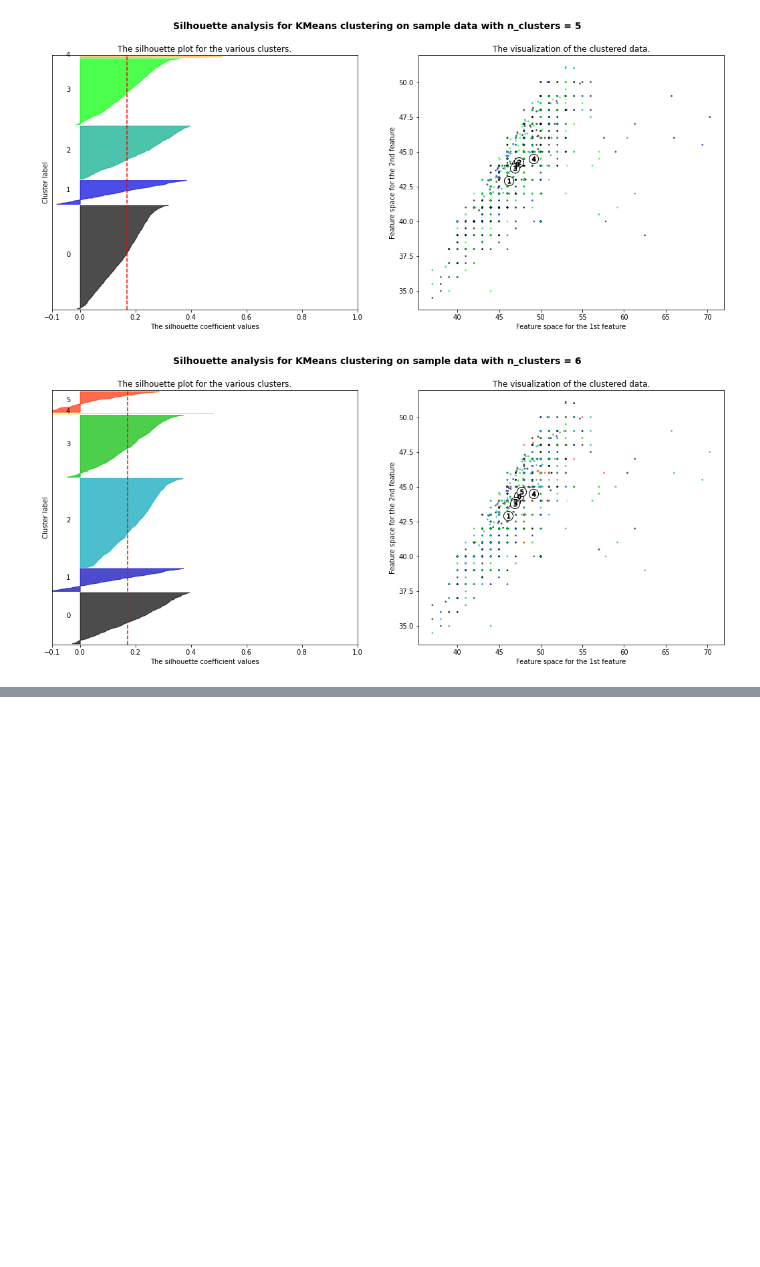
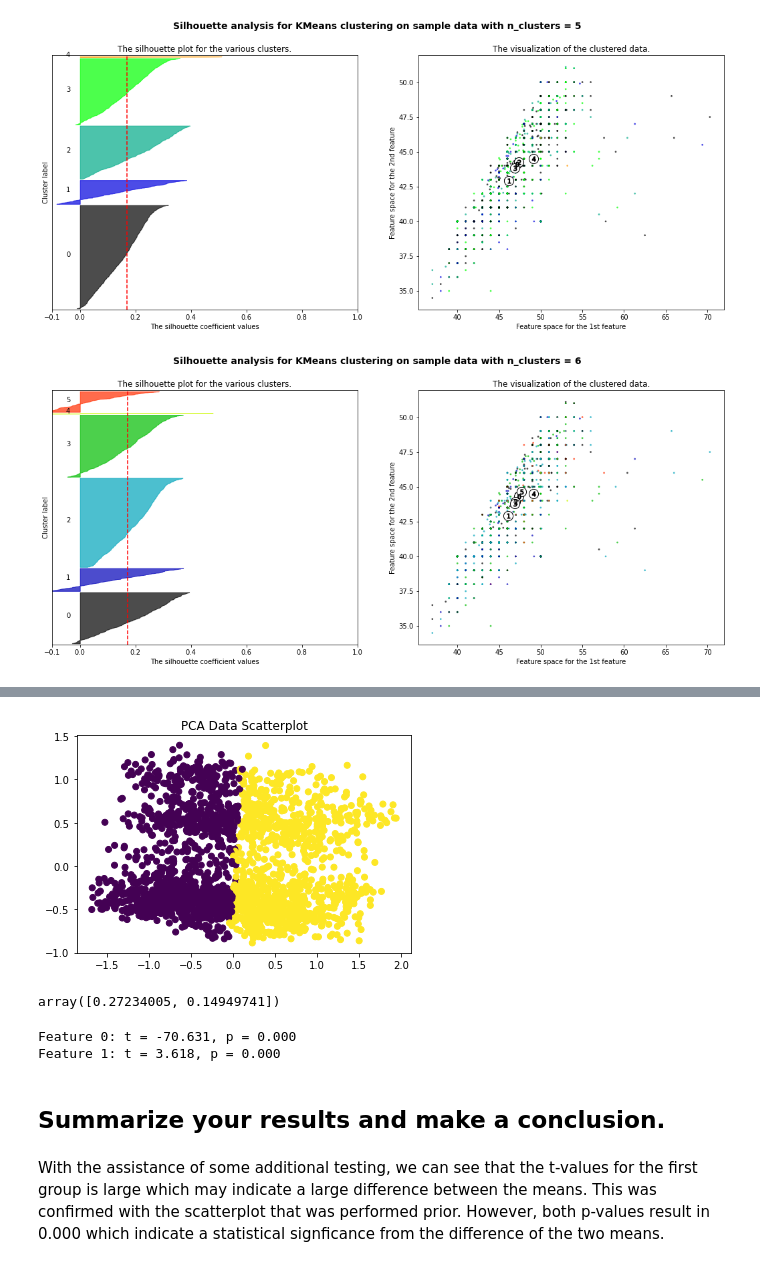
Before and after one commit to joshgreenert/Python-Projects, a Jupyter notebook: Predictive Analytics/Week_4/Assignment_4_JoshGreenert.ipynb, the cells around one changed output, grey strips where cells are left out. Cells and saved outputs as stored; diff of their text form; code cells hidden in the pictures; blank space fills up the shorter version.

```diff
--- a/Predictive Analytics/Week_4/Assignment_4_JoshGreenert.ipynb
+++ b/Predictive Analytics/Week_4/Assignment_4_JoshGreenert.ipynb
@@ -69,12 +69,12 @@ for n_clusters in range_n_clusters:
     # Initialize the clusterer with n_clusters value and a random generator
     # seed of 10 for reproducibility.
     clusterer = KMeans(n_clusters=n_clusters, random_state=10)
-    cluster_labels = clusterer.fit_predict(scaled)
+    cluster_labels = clusterer.fit_predict(df_als_new)
 
     # The silhouette_score gives the average value for all the samples.
     # This gives a perspective into the density and separation of the formed
     # clusters
-    silhouette_avg = silhouette_score(scaled, cluster_labels)
+    silhouette_avg = silhouette_score(df_als_new, cluster_labels)
     print(
         "For n_clusters =",
         n_clusters,
@@ -83,7 +83,7 @@ for n_clusters in range_n_clusters:
     )
 
     # Compute the silhouette scores for each sample
-    sample_silhouette_values = silhouette_samples(scaled, cluster_labels)
+    sample_silhouette_values = silhouette_samples(df_als_new, cluster_labels)
 
     y_lower = 10
     for i in range(n_clusters):
@@ -125,7 +125,7 @@ for n_clusters in range_n_clusters:
     # 2nd Plot showing the actual clusters formed
     colors = cm.nipy_spectral(cluster_labels.astype(float) / n_clusters)
     ax2.scatter(
-        scaled.iloc[:, 0], scaled.iloc[:, 1], marker=".", s=30, lw=0, alpha=0.7, c=colors, edgecolor="k"
+        df_als_new.iloc[:, 0], df_als_new.iloc[:, 1], marker=".", s=30, lw=0, alpha=0.7, c=colors, edgecolor="k"
     )
 
     # Labeling the clusters
@@ -177,4 +175,18 @@ From the silhouette analysis, we can determine that the silhouette_score continu
 # %%
 # Fit a PCA transformation with two features to the scaled data.
+from sklearn.decomposition import PCA
+
+pca_two = PCA(n_components = 2)
+X_pca = pca_two.fit_transform(scaled)
+
+# Fit a K-means model to the data with the optimal number of clusters chosen in part (4).
+kmeans = KMeans(n_clusters=3, random_state=10)
+y_pred = clusterer.fit_predict(scaled)
 # %%
 # Make a scatterplot the PCA transformed data coloring each point by its cluster value.
+# plot the data
+plt.scatter(X_pca[:,0], X_pca[:,1], c=y_pred)
+plt.title('PCA Data Scatterplot')
+plt.show()
+# %% [output]
+[figure, added]
@@ -182,0 +193,29 @@ From the silhouette analysis, we can determine that the silhouette_score continu
+# %%
+# Show the variance between the two features within the PCA.
+explained_variance = pca_two.explained_variance_ratio_
+explained_variance
+# %% [output]
+array([0.27234005, 0.14949741])
+# %%
+from scipy.stats import ttest_ind
+
+# Split the data into two groups based on the cluster labels
+group1 = X_pca[y_pred == 0,:]
+group2 = X_pca[y_pred == 1,:]
+
+# Perform a t-test to compare the means of the two groups
+t, p = ttest_ind(group1, group2, axis=0)
+
+# Get the number of features
+num_features = X_pca.shape[1]
+
+# Print the t-statistic and p-value for each feature
+for i in range(num_features):
+    print(f"Feature {i}: t = {t[i]:.3f}, p = {p[i]:.3f}")
+# %% [output]
+Feature 0: t = -70.631, p = 0.000
+Feature 1: t = 3.618, p = 0.000
+# %% [markdown]
+## Summarize your results and make a conclusion.
+# %% [markdown]
+With the assistance of some additional testing, we can see that the t-values for the first group is large which may indicate a large difference between the means.  This was confirmed with the scatterplot that was performed prior.  However, both p-values result in 0.000 which indicate a statistical signficance from the difference of the two means.
```
Also changed, not shown: parts of 4 cells of this notebook.
